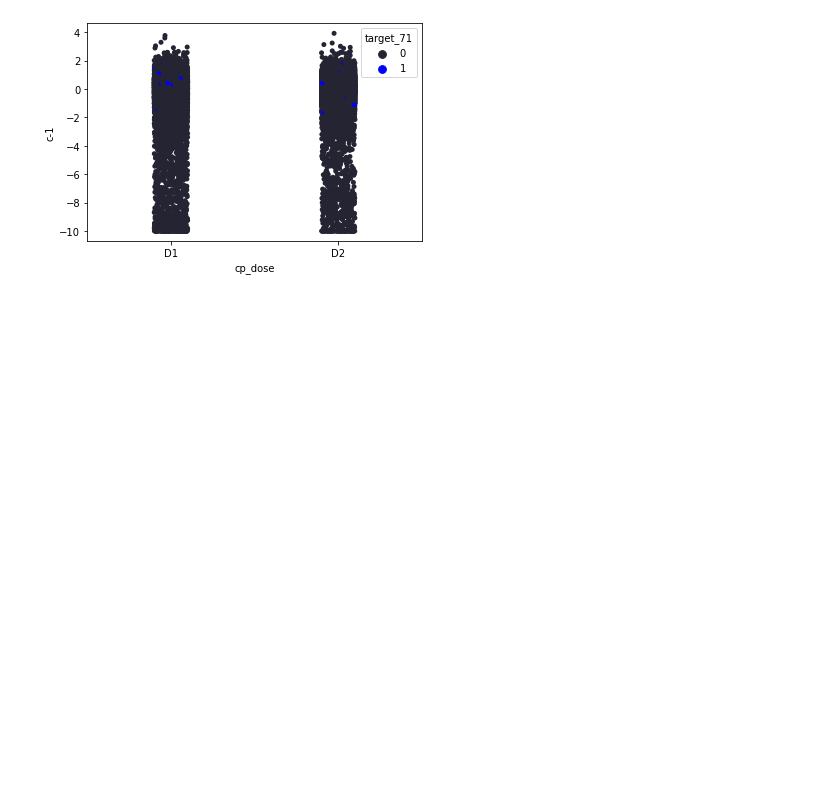
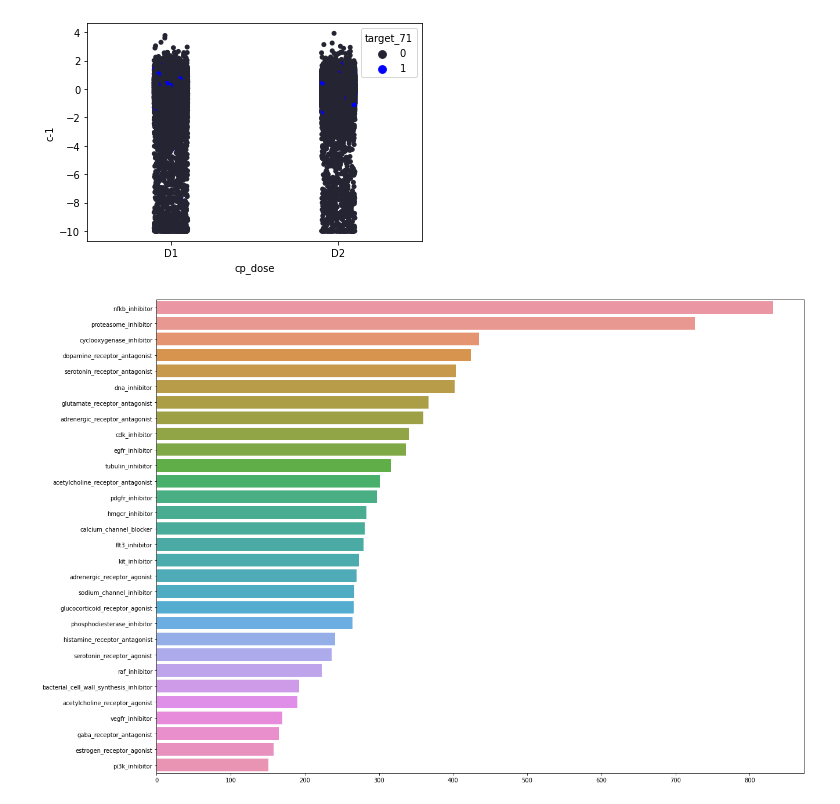
Before and after one commit to shubham1925/mechanism-of-action-prediction, a Jupyter notebook: lish_moa_data_viz.ipynb, the cells around one changed output. Saved outputs shown, nothing was run; the diff lists cells and outputs as text; code cells hidden in the pictures; blank space fills up the shorter version.

```diff
--- a/lish_moa_data_viz.ipynb
+++ b/lish_moa_data_viz.ipynb
@@ -123,3 +141,11 @@ plt.show()
 # %% [output]
 [figure]
 [figure]
+# %%
+target_cts = train_target_df.iloc[:, 1:].sum(axis = 0)
+fig = plt.figure(figsize = (20,15))
+sns.barplot(y = target_cts.sort_values(ascending = False)[:30].index,
+            x = target_cts.sort_values(ascending = False)[:30].values)
+plt.show()
+# %% [output]
+[figure, added]
```
Also changed, not shown: parts of 2 cells of this notebook.
